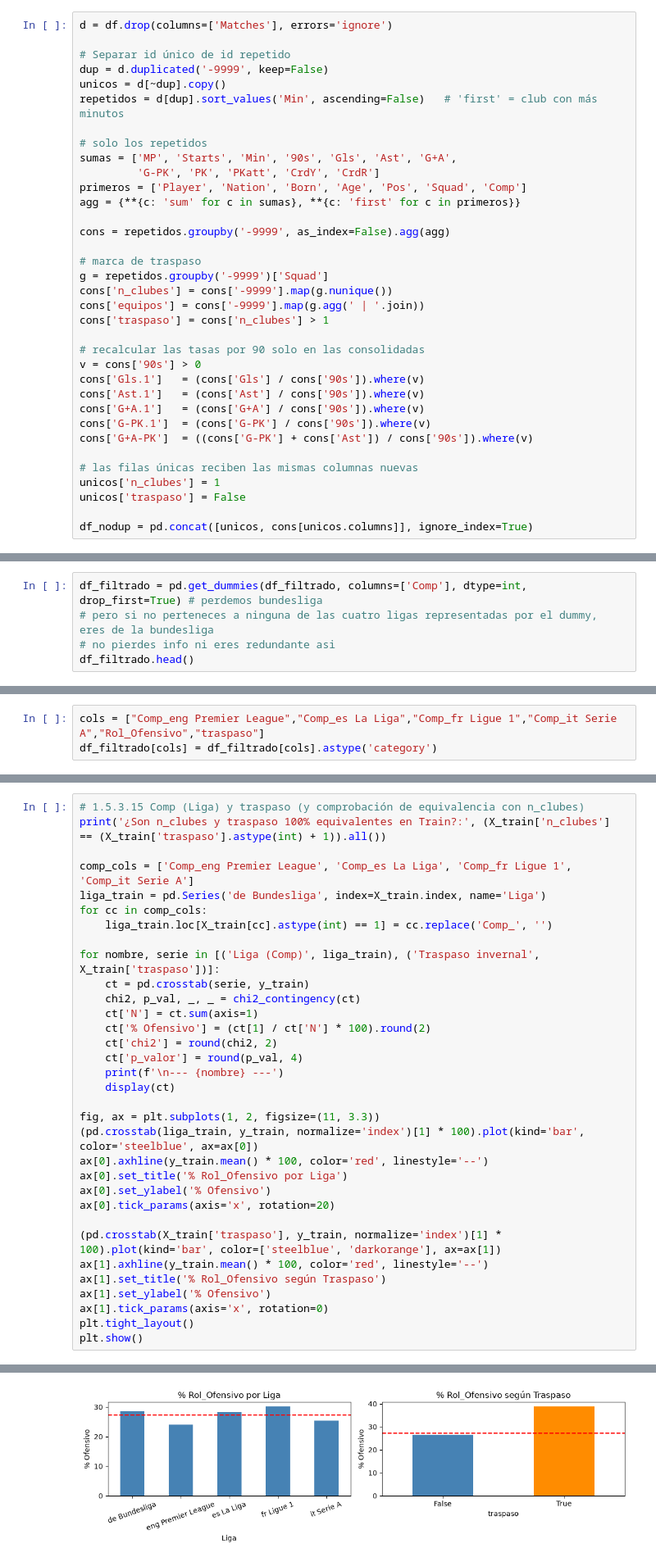
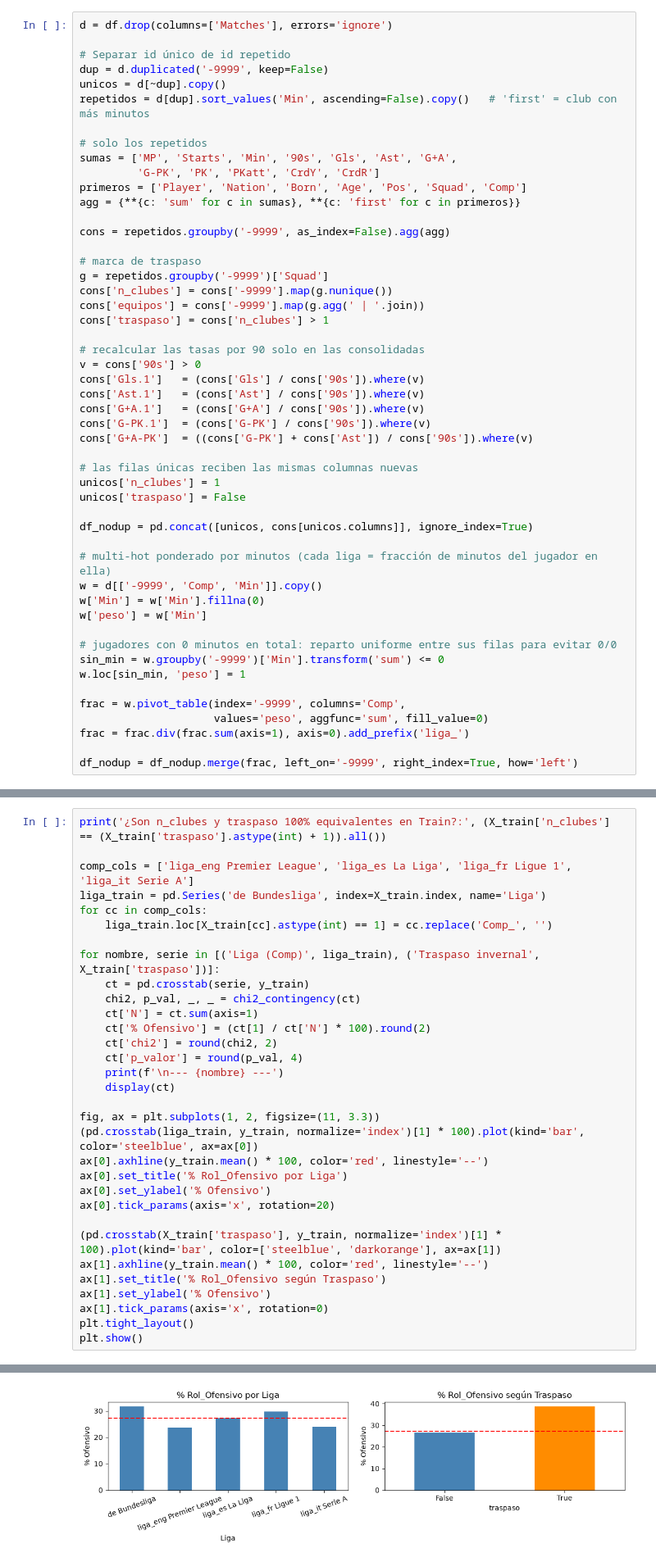
Before and after one commit to alexalvrz-yeah/Proyecto-Fusball, a Jupyter notebook: fussball.ipynb, the cells around one changed output, grey strips where cells are left out. Shown at 82% size. Saved outputs shown, nothing was run; the diff lists cells and outputs as text.

```diff
--- a/fussball.ipynb
+++ b/fussball.ipynb
@@ -298,7 +298,7 @@ d = df.drop(columns=['Matches'], errors='ignore')
 # Separar id único de id repetido
 dup = d.duplicated('-9999', keep=False)
 unicos = d[~dup].copy()
-repetidos = d[dup].sort_values('Min', ascending=False)   # 'first' = club con más minutos
+repetidos = d[dup].sort_values('Min', ascending=False).copy()   # 'first' = club con más minutos
 
 # solo los repetidos
 sumas = ['MP', 'Starts', 'Min', '90s', 'Gls', 'Ast', 'G+A',
@@ -327,3 +327,18 @@ unicos['n_clubes'] = 1
 unicos['traspaso'] = False
 
 df_nodup = pd.concat([unicos, cons[unicos.columns]], ignore_index=True)
+
+# multi-hot ponderado por minutos (cada liga = fracción de minutos del jugador en ella)
+w = d[['-9999', 'Comp', 'Min']].copy()
+w['Min'] = w['Min'].fillna(0)
+w['peso'] = w['Min']
+
+# jugadores con 0 minutos en total: reparto uniforme entre sus filas para evitar 0/0
+sin_min = w.groupby('-9999')['Min'].transform('sum') <= 0
+w.loc[sin_min, 'peso'] = 1
+
+frac = w.pivot_table(index='-9999', columns='Comp',
+                     values='peso', aggfunc='sum', fill_value=0)
+frac = frac.div(frac.sum(axis=1), axis=0).add_prefix('liga_')
+
+df_nodup = df_nodup.merge(frac, left_on='-9999', right_index=True, how='left')
@@ -403,8 +419,3 @@ En el caso de *Comp*, vamos a hacer *one hot encoding* porque queremos saber a q
 En el de *Pos* lo que haremos es convertirla en una binaria, queremos saber si el jugador juega de delantero (tiene FW o alguna combinación que lo incluya) o no. Arriba hemos visto que los que contienen *foward* son FW, MFFW, FWMF y DFFW, serán 1. El resto serán 0.
 
 Hagamos las transformaciones:
-# %%
-df_filtrado = pd.get_dummies(df_filtrado, columns=['Comp'], dtype=int, drop_first=True) # perdemos bundesliga
-# pero si no perteneces a ninguna de las cuatro ligas representadas por el dummy, eres de la bundesliga
-# no pierdes info ni eres redundante asi
-df_filtrado.head()
@@ -461,8 +464,5 @@ Disponemos de 2181 jugadores y 26 atributos.
 # %% [markdown]
 Hemos reducido bastantes dimensiones, teniendo en cuenta que luego vamos a quitar más.
-# %%
-cols = ["Comp_eng Premier League","Comp_es La Liga","Comp_fr Ligue 1","Comp_it Serie A","Rol_Ofensivo","traspaso"]
-df_filtrado[cols] = df_filtrado[cols].astype('category')
 # %% [markdown]
 ## 1.5 EDA
 
@@ -982,10 +985,9 @@ Diferencia máxima |G+A-PK - (G-PK.1 + Ast.1)|: 0.01
 # %% [markdown]
 #### 1.5.3.15 `Comp` y `traspaso` *(y `n_clubes`)*
 # %%
-# 1.5.3.15 Comp (Liga) y traspaso (y comprobación de equivalencia con n_clubes)
 print('¿Son n_clubes y traspaso 100% equivalentes en Train?:', (X_train['n_clubes'] == (X_train['traspaso'].astype(int) + 1)).all())
 
-comp_cols = ['Comp_eng Premier League', 'Comp_es La Liga', 'Comp_fr Ligue 1', 'Comp_it Serie A']
+comp_cols = ['liga_eng Premier League', 'liga_es La Liga', 'liga_fr Ligue 1', 'liga_it Serie A']
 liga_train = pd.Series('de Bundesliga', index=X_train.index, name='Liga')
 for cc in comp_cols:
     liga_train.loc[X_train[cc].astype(int) == 1] = cc.replace('Comp_', '')
@@ -1033 +1035 @@ plt.show()
-[figure, old version]
+[figure, new version]
```
Also changed, not shown: parts of 122 cells of this notebook.
